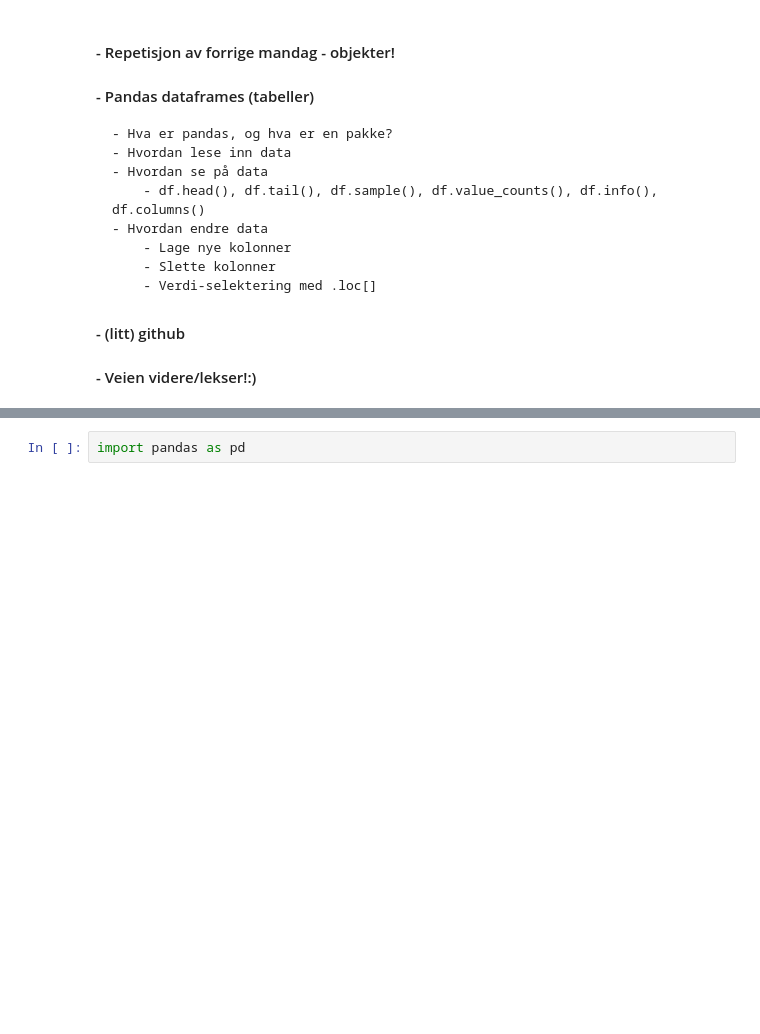
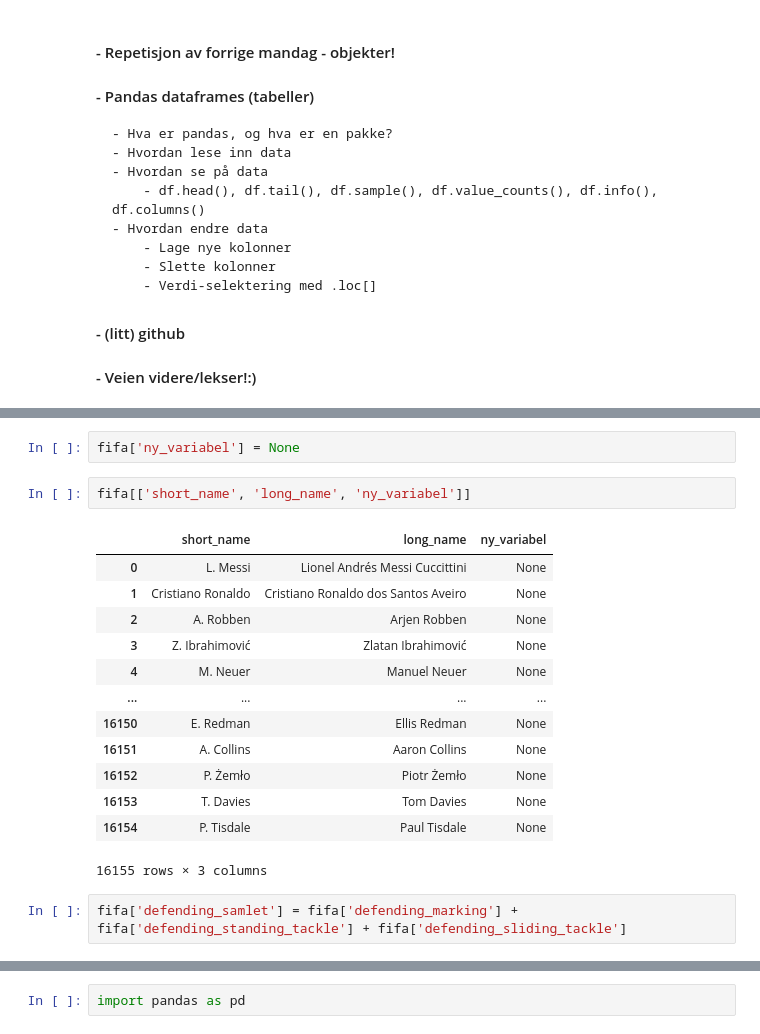
Before and after one commit to statisticsnorway/akc, a Jupyter notebook: Nybegynnerkurs/Del 2.ipynb, the cells around one changed output, grey strips where cells are left out. Saved outputs shown, nothing was run; the diff lists cells and outputs as text; blank space fills up the shorter version.

```diff
--- a/Nybegynnerkurs/Del 2.ipynb
+++ b/Nybegynnerkurs/Del 2.ipynb
@@ -18,0 +160,20 @@
+# %%
+fifa['ny_variabel'] = None
+# %%
+fifa[['short_name', 'long_name', 'ny_variabel']]
+# %% [output]
+|  | short_name | long_name | ny_variabel |
+| 0 | L. Messi | Lionel Andrés Messi Cuccittini | None |
+| 1 | Cristiano Ronaldo | Cristiano Ronaldo dos Santos Aveiro | None |
+| 2 | A. Robben | Arjen Robben | None |
+| 3 | Z. Ibrahimović | Zlatan Ibrahimović | None |
+| 4 | M. Neuer | Manuel Neuer | None |
+| ... | ... | ... | ... |
+| 16150 | E. Redman | Ellis Redman | None |
+| 16151 | A. Collins | Aaron Collins | None |
+| 16152 | P. Żemło | Piotr Żemło | None |
+| 16153 | T. Davies | Tom Davies | None |
+| 16154 | P. Tisdale | Paul Tisdale | None |
+16155 rows × 3 columns
+# %%
+fifa['defending_samlet'] = fifa['defending_marking'] + fifa['defending_standing_tackle'] + fifa['defending_sliding_tackle']
```
Also changed, not shown: parts of 21 cells of this notebook.
